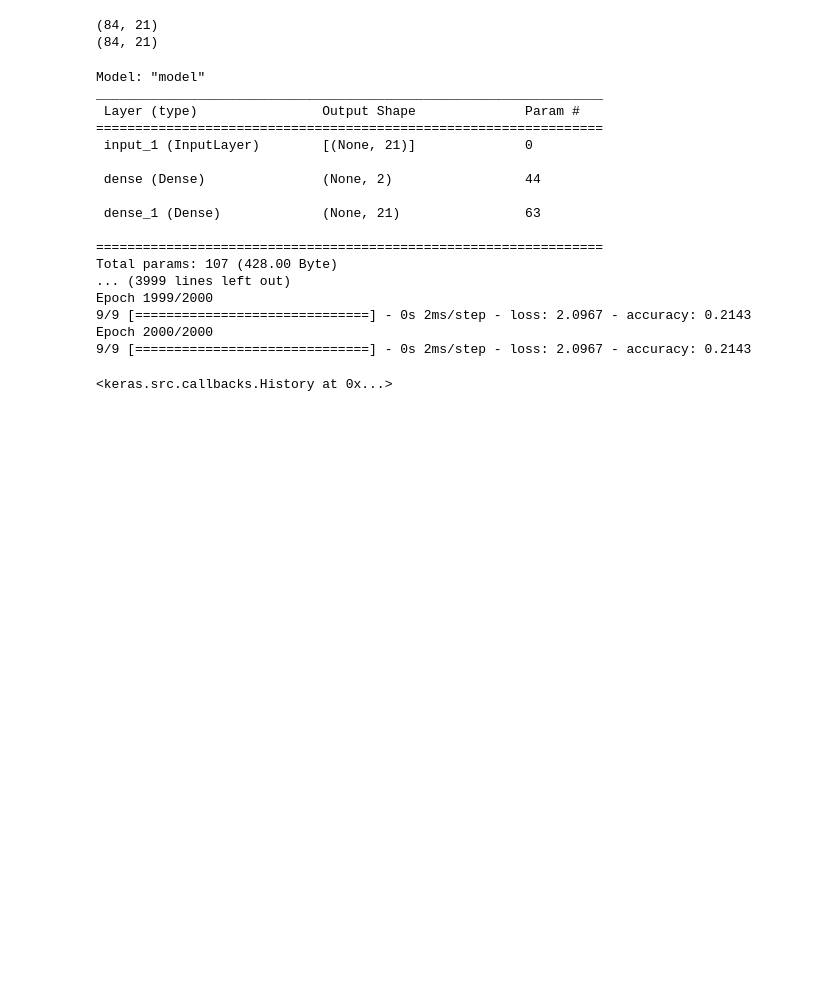
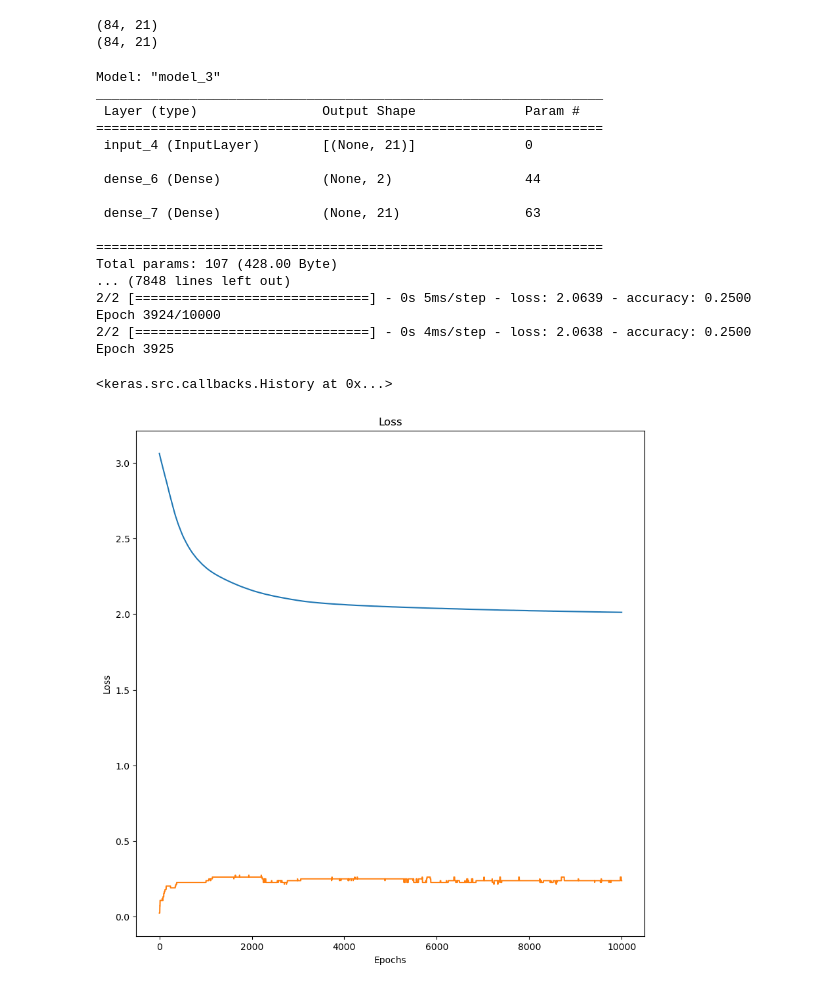
Before and after one commit to MH0386/Word2Vec, a Jupyter notebook: word2vec.ipynb, the cells around one changed output. Cells and saved outputs as stored; diff of their text form; code cells hidden in the pictures; blank space fills up the shorter version.

```diff
--- a/word2vec.ipynb
+++ b/word2vec.ipynb
@@ -267,28 +277,38 @@ model = CreateModel()
 model.fit(
     x=XX,
     y=YY,
-    batch_size=10,
-    epochs=2000
+    batch_size=64,
+    epochs=10000
 )
 # %% [output]
-Model: "model"
+Model: "model_3"
 _________________________________________________________________
  Layer (type)                Output Shape              Param #
 =================================================================
- input_1 (InputLayer)        [(None, 21)]              0
+ input_4 (InputLayer)        [(None, 21)]              0
 
- dense (Dense)               (None, 2)                 44
+ dense_6 (Dense)             (None, 2)                 44
 
- dense_1 (Dense)             (None, 21)                63
+ dense_7 (Dense)             (None, 21)                63
 
 =================================================================
 Total params: 107 (428.00 Byte)
-... (3999 lines left out)
-Epoch 1999/2000
-9/9 [==============================] - 0s 2ms/step - loss: 2.0967 - accuracy: 0.2143
-Epoch 2000/2000
-9/9 [==============================] - 0s 2ms/step - loss: 2.0967 - accuracy: 0.2143
+... (7848 lines left out)
+2/2 [==============================] - 0s 5ms/step - loss: 2.0639 - accuracy: 0.2500
+Epoch 3924/10000
+2/2 [==============================] - 0s 4ms/step - loss: 2.0638 - accuracy: 0.2500
+Epoch 3925
 <keras.src.callbacks.History at 0x...>
+# %%
+plt.figure(figsize=(10, 10))
+plt.plot(model.history.history['loss'])
+plt.plot(model.history.history['accuracy'])
+plt.title('Loss')
+plt.xlabel('Epochs')
+plt.ylabel('Loss')
+plt.show()
+# %% [output]
+[figure, added]
 # %%
 # The input layer
 
```
Also changed, not shown: parts of 11 cells of this notebook, 1 other file.
